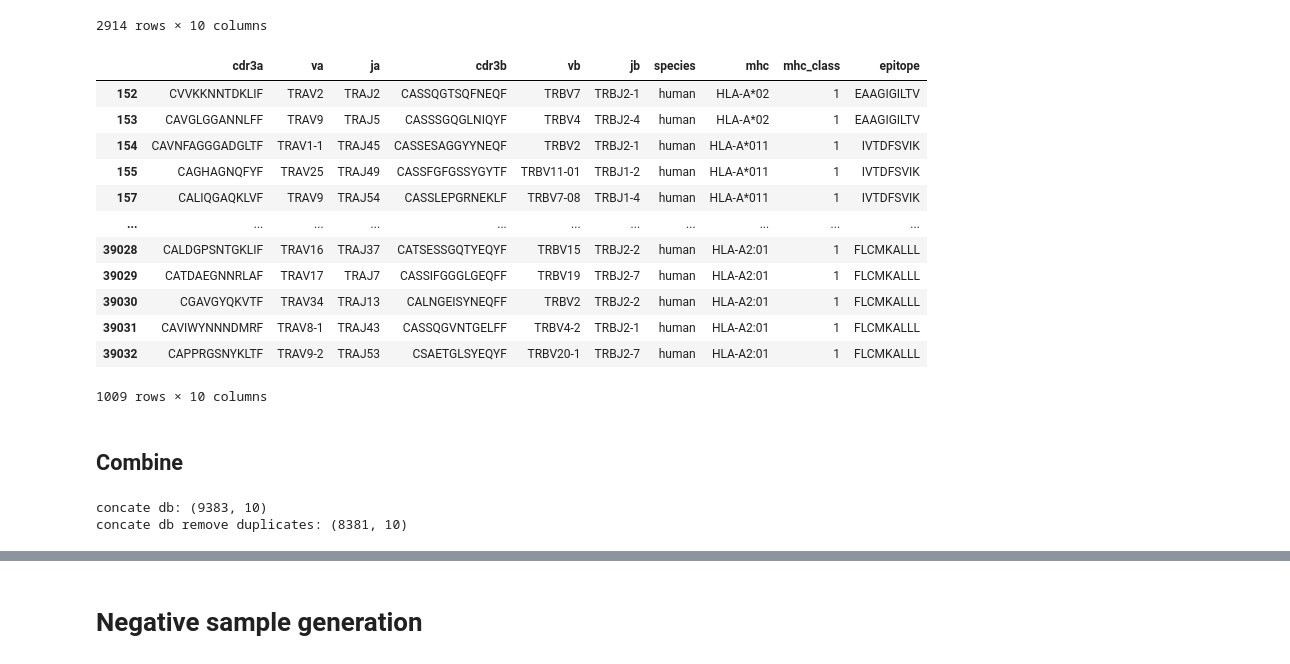
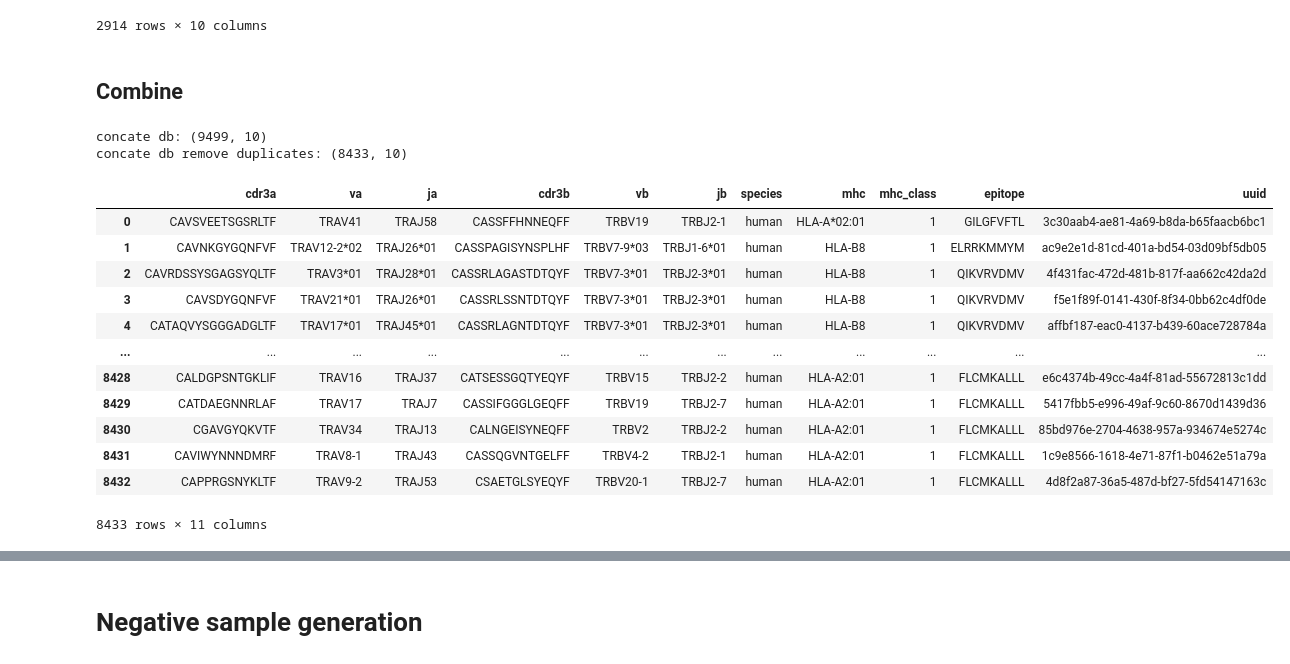
Before and after one commit to jgbrasier/tcrpmhc-binding, a Jupyter notebook: dataprep.ipynb, the cells around one changed output, grey strips where cells are left out. Drawn from its saved outputs; the diff is of its cells as text; code cells hidden in the pictures.

```diff
--- a/dataprep.ipynb
+++ b/dataprep.ipynb
@@ -162,34 +147,32 @@ McPAS-TCR drop na: (2914, 9)
 | 39031 | CAVIWYNNNDMRF | TRAV8-1 | TRAJ43 | CASSQGVNTGELFF | TRBV4-2 | TRBJ2-1 | human | HLA-A2:01 | 1 | FLCMKALLL |
 | 39032 | CAPPRGSNYKLTF | TRAV9-2 | TRAJ53 | CSAETGLSYEQYF | TRBV20-1 | TRBJ2-7 | human | HLA-A2:01 | 1 | FLCMKALLL |
 2914 rows × 10 columns
-# %%
-# keep only HLA
-mcpas = mcpas[mcpas['mhc'].str.startswith('HLA-A')]
-mcpas
-# %% [output]
-|  | cdr3a | va | ja | cdr3b | vb | jb | species | mhc | mhc_class | epitope |
-| 152 | CVVKKNNTDKLIF | TRAV2 | TRAJ2 | CASSQGTSQFNEQF | TRBV7 | TRBJ2-1 | human | HLA-A*02 | 1 | EAAGIGILTV |
-| 153 | CAVGLGGANNLFF | TRAV9 | TRAJ5 | CASSSGQGLNIQYF | TRBV4 | TRBJ2-4 | human | HLA-A*02 | 1 | EAAGIGILTV |
-| 154 | CAVNFAGGGADGLTF | TRAV1-1 | TRAJ45 | CASSESAGGYYNEQF | TRBV2 | TRBJ2-1 | human | HLA-A*011 | 1 | IVTDFSVIK |
-| 155 | CAGHAGNQFYF | TRAV25 | TRAJ49 | CASSFGFGSSYGYTF | TRBV11-01 | TRBJ1-2 | human | HLA-A*011 | 1 | IVTDFSVIK |
-| 157 | CALIQGAQKLVF | TRAV9 | TRAJ54 | CASSLEPGRNEKLF | TRBV7-08 | TRBJ1-4 | human | HLA-A*011 | 1 | IVTDFSVIK |
-| ... | ... | ... | ... | ... | ... | ... | ... | ... | ... | ... |
-| 39028 | CALDGPSNTGKLIF | TRAV16 | TRAJ37 | CATSESSGQTYEQYF | TRBV15 | TRBJ2-2 | human | HLA-A2:01 | 1 | FLCMKALLL |
-| 39029 | CATDAEGNNRLAF | TRAV17 | TRAJ7 | CASSIFGGGLGEQFF | TRBV19 | TRBJ2-7 | human | HLA-A2:01 | 1 | FLCMKALLL |
-| 39030 | CGAVGYQKVTF | TRAV34 | TRAJ13 | CALNGEISYNEQFF | TRBV2 | TRBJ2-2 | human | HLA-A2:01 | 1 | FLCMKALLL |
-| 39031 | CAVIWYNNNDMRF | TRAV8-1 | TRAJ43 | CASSQGVNTGELFF | TRBV4-2 | TRBJ2-1 | human | HLA-A2:01 | 1 | FLCMKALLL |
-| 39032 | CAPPRGSNYKLTF | TRAV9-2 | TRAJ53 | CSAETGLSYEQYF | TRBV20-1 | TRBJ2-7 | human | HLA-A2:01 | 1 | FLCMKALLL |
-1009 rows × 10 columns
 # %% [markdown]
 ## Combine
 # %%
 positives = pd.concat((iedb, vdjdb, mcpas), axis=0)
 print("concate db:", positives.shape)
-positives = positives.drop_duplicates(subset=['cdr3a', 'cdr3b', 'epitope'], keep='last')
+positives = positives.drop_duplicates(subset=['cdr3a', 'cdr3b', 'epitope'], keep='last', ignore_index=True)
 print("concate db remove duplicates:", positives.shape)
+positives['uuid'] = [uuid.uuid4() for _ in range(len(positives.index))]
+
+positives
 # %% [output]
-concate db: (9383, 10)
-concate db remove duplicates: (8381, 10)
+concate db: (9499, 10)
+concate db remove duplicates: (8433, 10)
+|  | cdr3a | va | ja | cdr3b | vb | jb | species | mhc | mhc_class | epitope | uuid |
+| 0 | CAVSVEETSGSRLTF | TRAV41 | TRAJ58 | CASSFFHNNEQFF | TRBV19 | TRBJ2-1 | human | HLA-A*02:01 | 1 | GILGFVFTL | 3c30aab4-ae81-4a69-b8da-b65faacb6bc1 |
+| 1 | CAVNKGYGQNFVF | TRAV12-2*02 | TRAJ26*01 | CASSPAGISYNSPLHF | TRBV7-9*03 | TRBJ1-6*01 | human | HLA-B8 | 1 | ELRRKMMYM | ac9e2e1d-81cd-401a-bd54-03d09bf5db05 |
+| 2 | CAVRDSSYSGAGSYQLTF | TRAV3*01 | TRAJ28*01 | CASSRLAGASTDTQYF | TRBV7-3*01 | TRBJ2-3*01 | human | HLA-B8 | 1 | QIKVRVDMV | 4f431fac-472d-481b-817f-aa662c42da2d |
+| 3 | CAVSDYGQNFVF | TRAV21*01 | TRAJ26*01 | CASSRLSSNTDTQYF | TRBV7-3*01 | TRBJ2-3*01 | human | HLA-B8 | 1 | QIKVRVDMV | f5e1f89f-0141-430f-8f34-0bb62c4df0de |
+| 4 | CATAQVYSGGGADGLTF | TRAV17*01 | TRAJ45*01 | CASSRLAGNTDTQYF | TRBV7-3*01 | TRBJ2-3*01 | human | HLA-B8 | 1 | QIKVRVDMV | affbf187-eac0-4137-b439-60ace728784a |
+| ... | ... | ... | ... | ... | ... | ... | ... | ... | ... | ... | ... |
+| 8428 | CALDGPSNTGKLIF | TRAV16 | TRAJ37 | CATSESSGQTYEQYF | TRBV15 | TRBJ2-2 | human | HLA-A2:01 | 1 | FLCMKALLL | e6c4374b-49cc-4a4f-81ad-55672813c1dd |
+| 8429 | CATDAEGNNRLAF | TRAV17 | TRAJ7 | CASSIFGGGLGEQFF | TRBV19 | TRBJ2-7 | human | HLA-A2:01 | 1 | FLCMKALLL | 5417fbb5-e996-49af-9c60-8670d1439d36 |
+| 8430 | CGAVGYQKVTF | TRAV34 | TRAJ13 | CALNGEISYNEQFF | TRBV2 | TRBJ2-2 | human | HLA-A2:01 | 1 | FLCMKALLL | 85bd976e-2704-4638-957a-934674e5274c |
+| 8431 | CAVIWYNNNDMRF | TRAV8-1 | TRAJ43 | CASSQGVNTGELFF | TRBV4-2 | TRBJ2-1 | human | HLA-A2:01 | 1 | FLCMKALLL | 1c9e8566-1618-4e71-87f1-b0462e51a79a |
+| 8432 | CAPPRGSNYKLTF | TRAV9-2 | TRAJ53 | CSAETGLSYEQYF | TRBV20-1 | TRBJ2-7 | human | HLA-A2:01 | 1 | FLCMKALLL | 4d8f2a87-36a5-487d-bf27-5fd54147163c |
+8433 rows × 11 columns
 # %%
 complex = []
 for i in range(len(positives)):
```
Also changed, not shown: parts of 11 cells of this notebook, 9 other files.
